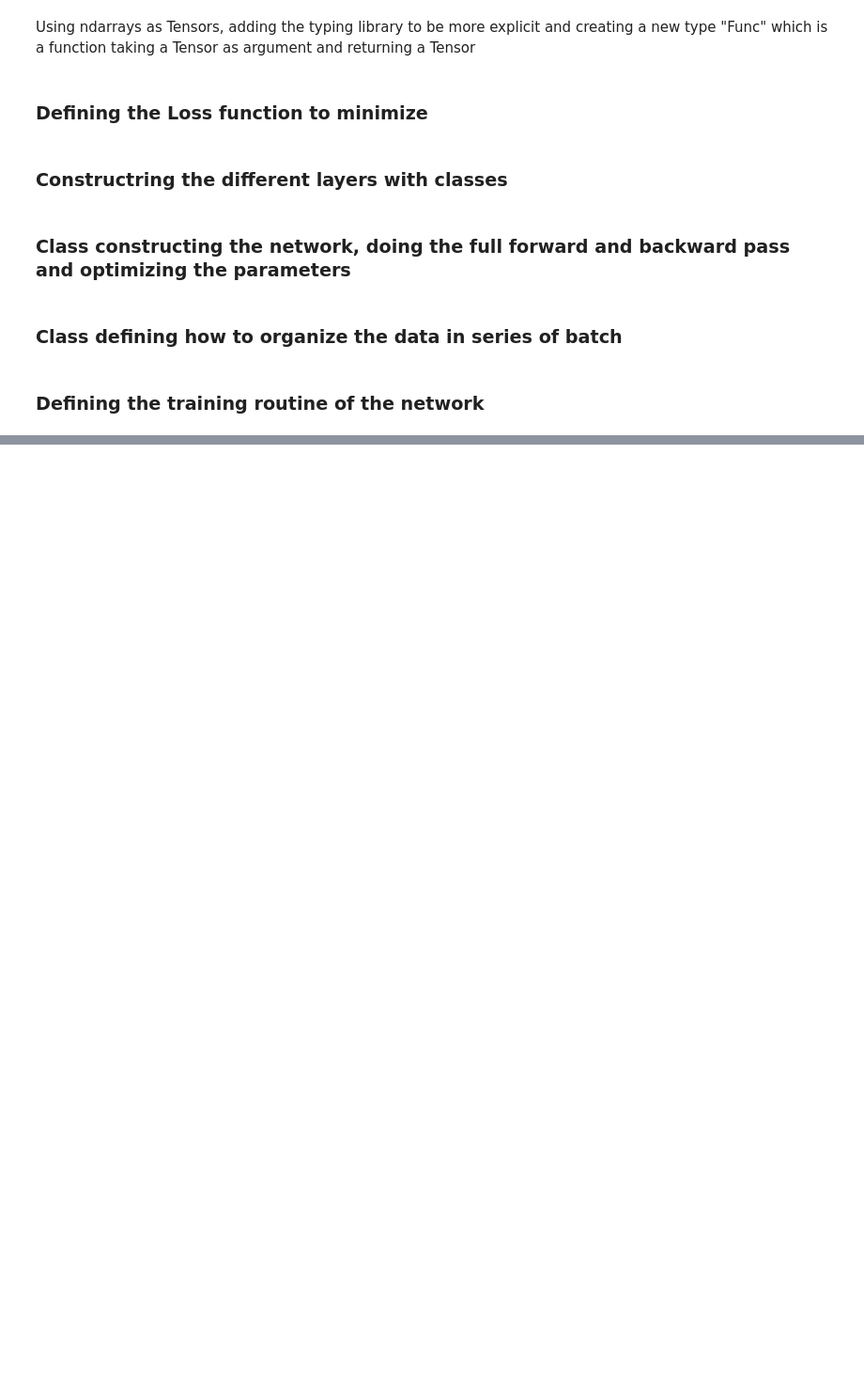
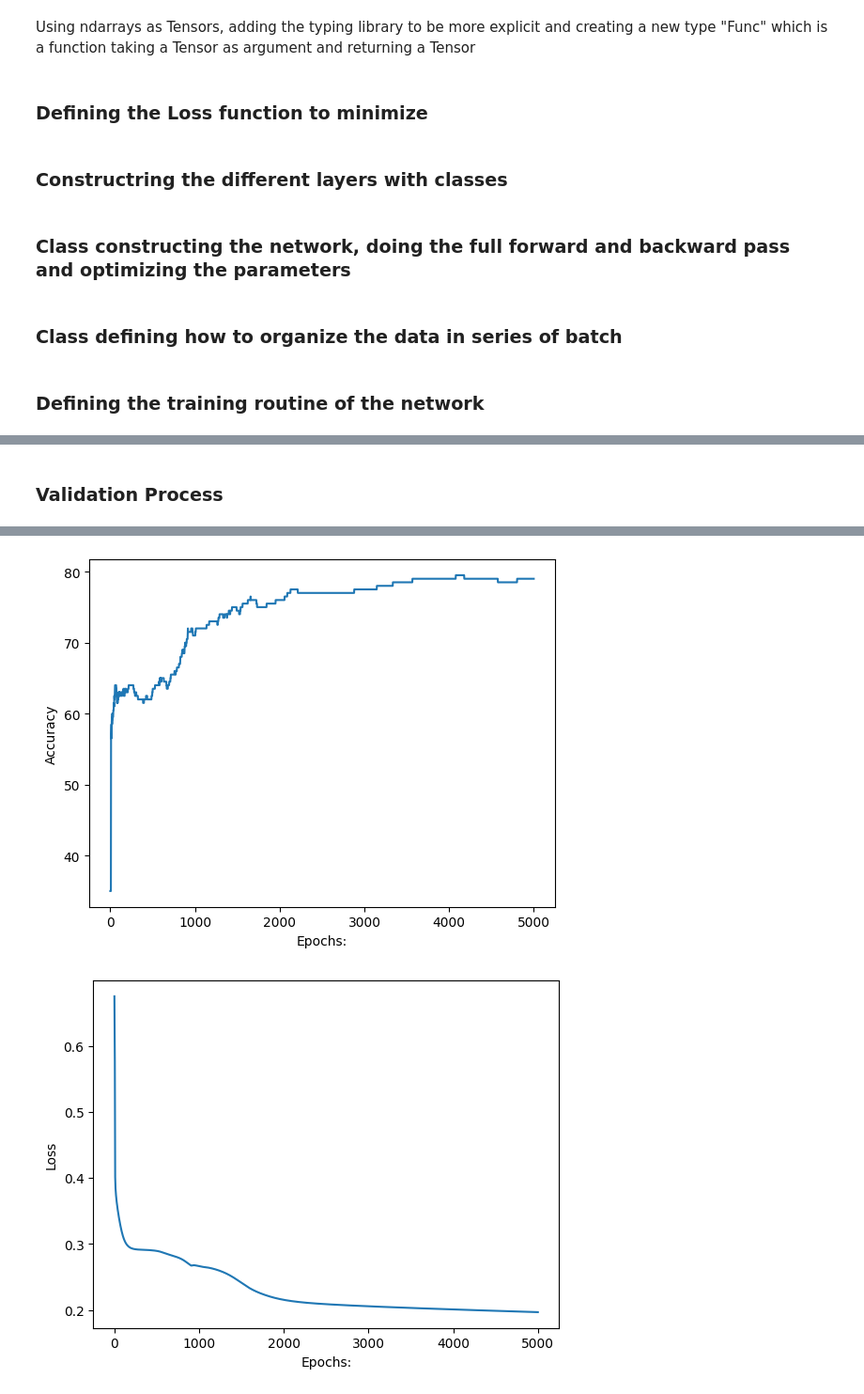
Before and after one commit to Cyrjl/Make-of-neural-network-with-numpy, a Jupyter notebook: Test_NeuralNet.ipynb, the cells around one changed output, grey strips where cells are left out. Shown at 94% size. Saved outputs shown, nothing was run; the diff lists cells and outputs as text; code cells hidden in the pictures; blank space fills up the shorter version.

```diff
--- a/Test_NeuralNet.ipynb
+++ b/Test_NeuralNet.ipynb
@@ -344,0 +300,2 @@ Epoch =  1100  Loss =  0.0834114255796216  Acc =  96.25
+# %% [markdown]
+### Validation Process
@@ -344,0 +336,65 @@ Epoch =  1100  Loss =  0.0834114255796216  Acc =  96.25
+# %%
+lines: int = 20000
+
+# 2 types of dataset : 12 variables and 3 variables
+
+dataset1_train = pd.read_csv('dataset_modif2.csv', usecols=np.arange(0,12), nrows=lines)
+
+dataset2_train = pd.read_csv('dataset_modif2.csv', usecols=[1, 2, 3], nrows=lines)
+
+
+dataset1_validation = pd.read_csv('dataset_modif2.csv', usecols=np.arange(0,12), skiprows=lines+1, nrows=lines)
+
+dataset2_validation = pd.read_csv('dataset_modif2.csv', usecols=[1, 2, 3], skiprows=lines+1, nrows=lines)
+
+
+
+labels_train = pd.read_csv('dataset_modif2.csv', usecols=["label"], nrows=lines)
+
+labels_validation = pd.read_csv('dataset_modif2.csv', usecols=[13], skiprows=lines+1, nrows=lines)
+# %%
+# Using 2 instances of the same network for different number of epochs for training
+
+seed_value: bool = True
+
+net1 = NeuralNet([
+    Linear(input_size=12, output_size=4, Seed=seed_value),
+    Activation(tanh, tanh_prime),
+    Linear(input_size=4, output_size=6, Seed=seed_value),
+    Activation(sigmoid, sigmoid_prime),
+    Linear(input_size=6, output_size=6, Seed=seed_value),
+    Activation(tanh, tanh_prime),
+    Linear(input_size=6, output_size=4, Seed=seed_value),
+    Activation(sigmoid, sigmoid_prime),
+    Linear(input_size=4, output_size=1, Seed=seed_value),
+])
+
+net2 = NeuralNet([
+    Linear(input_size=12, output_size=4, Seed=seed_value),
+    Activation(tanh, tanh_prime),
+    Linear(input_size=4, output_size=6, Seed=seed_value),
+    Activation(sigmoid, sigmoid_prime),
+    Linear(input_size=6, output_size=6, Seed=seed_value),
+    Activation(tanh, tanh_prime),
+    Linear(input_size=6, output_size=4, Seed=seed_value),
+    Activation(sigmoid, sigmoid_prime),
+    Linear(input_size=4, output_size=1, Seed=seed_value),
+])
+
+batch_value: bool = True
+batch_num: int = 200
+shuffle_value: bool = False
+
+train(net1, inputs=dataset1_train.values, targets=labels_train.values, loss=MeanSquareError(),
+      UseBatch=batch_value, iterator=BatchIterator(batch_size=batch_num, shuffle=shuffle_value), num_epochs=5000)
+
+validate(net1, inputs=dataset1_validation.values, targets=labels_validation.values, loss=MeanSquareError(),
+         UseBatch=batch_value, iterator=BatchIterator(batch_size=batch_num, shuffle=shuffle_value))
+
+
+""" train(net2, inputs=dataset1_train.values, targets=labels_train.values, loss=MeanSquareError(),
+      UseBatch=batch_value, iterator=BatchIterator(batch_size=batch_num, shuffle=shuffle_value), num_epochs=10000)
+
+validate(net2, inputs=dataset1_validation.values, targets=labels_validation.values, loss=MeanSquareError(),
+         UseBatch=batch_value, iterator=BatchIterator(batch_size=batch_num, shuffle=shuffle_value)) """
+# %% [output]
@@ -344,0 +418,2 @@ Epoch =  1100  Loss =  0.0834114255796216  Acc =  96.25
+[figure, added]
+[figure, added]
```
Also changed, not shown: parts of 6 cells of this notebook.
